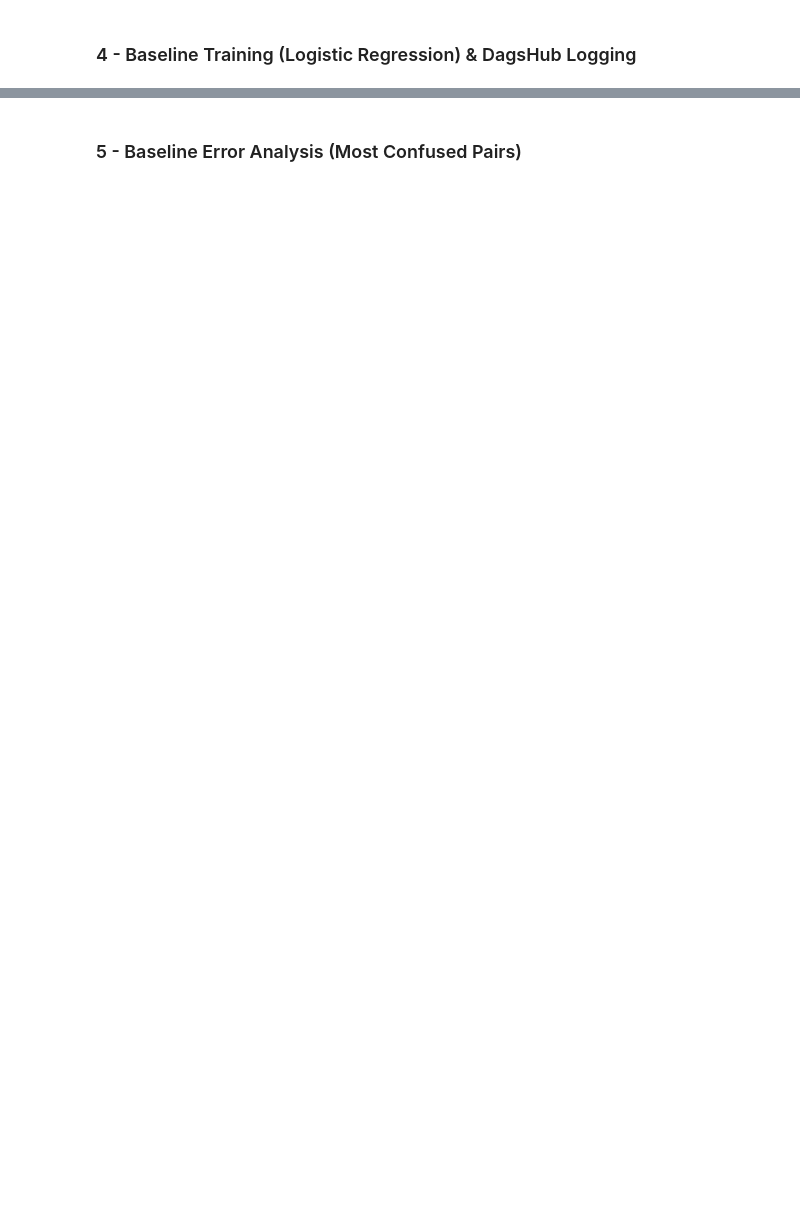
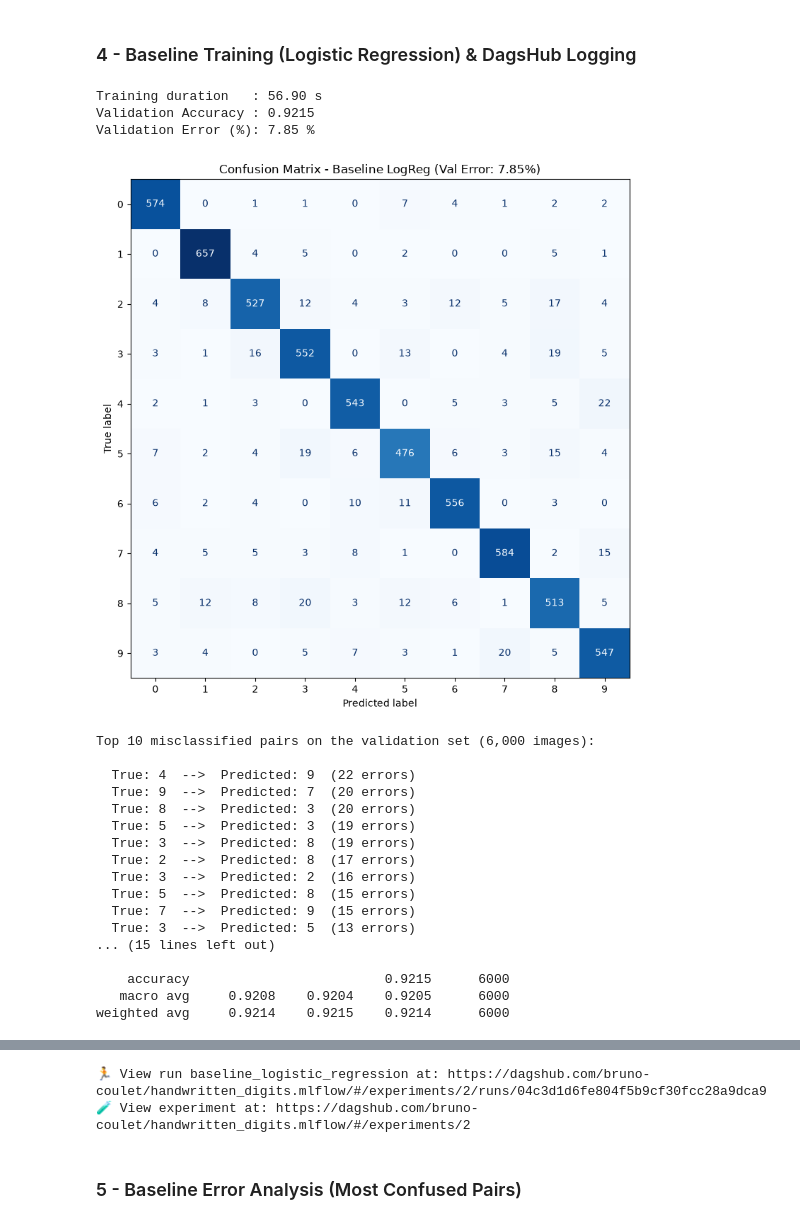
Before and after one commit to bruno-coulet/handwritten_digits, a Jupyter notebook: notebooks/1_baseline.ipynb, the cells around one changed output, grey strips where cells are left out. Drawn from its saved outputs; the diff is of its cells as text; code cells hidden in the pictures; blank space fills up the shorter version.

```diff
--- a/notebooks/1_baseline.ipynb
+++ b/notebooks/1_baseline.ipynb
@@ -134,9 +232,21 @@ X_train_img, X_val_img, y_train, y_val = train_test_split(
     x_train_norm,
     y_train_full,
     test_size=6000,
-    random_state=SEED,
+    random_state=RANDOM_SEED,
     stratify=y_train_full,
 )
+
+# Persist processed 2D splits in data/processed/ for Milestones 2 & 3 (MLP & CNN)
+PROCESSED_DATA_DIR.mkdir(parents=True, exist_ok=True)
+processed_path = PROCESSED_DATA_DIR / "mnist_split_54k_6k.npz"
+if not processed_path.exists():
+    np.savez_compressed(
+        processed_path,
+        X_train=X_train_img,
+        y_train=y_train,
+        X_val=X_val_img,
+        y_val=y_val,
+    )
 
 # Flatten images to (N, 784) for classical ML models
 X_train = X_train_img.reshape(len(X_train_img), -1)
@@ -154,7 +268,7 @@ params = {
     "max_iter": 1000,
     "solver": "lbfgs",
     "C": 1.0,
-    "seed": SEED,
+    "seed": RANDOM_SEED,
     "train_size": len(X_train),
     "val_size": len(X_val),
     "scaling": "min_max_0_1",
@@ -163,7 +277,7 @@ params = {
 with mlflow.start_run(run_name="baseline_logistic_regression"):
     # 1. Log hyperparameters and reproducibility metadata
     mlflow.log_params(params)
-    mlflow.set_tag("milestone", "1_baseline")
+    mlflow.set_tag("milestone", EXPERIMENT_BASELINE)
     mlflow.set_tag("test_set_used", "False")
 
     # 2. Fit the baseline model
@@ -172,36 +286,86 @@ with mlflow.start_run(run_name="baseline_logistic_regression"):
         max_iter=params["max_iter"],
         solver=params["solver"],
         C=params["C"],
-        random_state=SEED,
+        random_state=RANDOM_SEED,
     )
     clf.fit(X_train, y_train)
     train_duration = time.time() - start_time
 
     # 3. Evaluate strictly on the validation set (6,000 images)
     val_preds = clf.predict(X_val)
     val_accuracy = (val_preds == y_val).mean()
     val_error_pct = (1.0 - val_accuracy) * 100
 
     mlflow.log_metric("val_accuracy", val_accuracy)
     mlflow.log_metric("val_error_pct", val_error_pct)
     mlflow.log_metric("training_duration_sec", train_duration)
 
     print(f"Training duration   : {train_duration:.2f} s")
     print(f"Validation Accuracy : {val_accuracy:.4f}")
     print(f"Validation Error (%): {val_error_pct:.2f} %")
 
     # 4. Generate and log confusion matrix artifact
     cm = confusion_matrix(y_val, val_preds)
     fig, ax = plt.subplots(figsize=(8, 8))
     disp = ConfusionMatrixDisplay(confusion_matrix=cm, display_labels=range(10))
     disp.plot(ax=ax, cmap="Blues", colorbar=False)
     plt.title(f"Confusion Matrix - Baseline LogReg (Val Error: {val_error_pct:.2f}%)")
     plt.tight_layout()
 
-    os.makedirs("reports/figures", exist_ok=True)
-    cm_path = "reports/figures/milestone1_baseline_confusion_matrix.png"
+    FIGURES_DIR.mkdir(parents=True, exist_ok=True)
+    cm_path = FIGURES_DIR / "milestone1_baseline_confusion_matrix.png"
     plt.savefig(cm_path, dpi=150)
     plt.show()
 
-    mlflow.log_artifact(cm_path)
-    mlflow.sklearn.log_model(clf, artifact_path="baseline_model")
+    mlflow.log_artifact(str(cm_path))
+
+    # 5. Extract top 10 misclassifications & log classification report artifact
+    cm_no_diag = cm.copy()
+    np.fill_diagonal(cm_no_diag, 0)
+    flat_indices = np.argsort(cm_no_diag.ravel())[::-1][:10]
+
+    report_lines = ["Top 10 misclassified pairs on the validation set (6,000 images):\n"]
+    for idx in flat_indices:
+        true_label, pred_label = divmod(idx, 10)
+        count = cm_no_diag[true_label, pred_label]
+        report_lines.append(f"  True: {true_label}  -->  Predicted: {pred_label}  ({count} errors)")
+
+    report_lines.append("\nDetailed Classification Report (Validation Set):\n")
+    report_lines.append(classification_report(y_val, val_preds, digits=4))
+    full_report_text = "\n".join(report_lines)
+
+    print("\n" + full_report_text)
+
+    REPORTS_DIR.mkdir(parents=True, exist_ok=True)
+    report_path = REPORTS_DIR / "milestone1_baseline_report.txt"
+    report_path.write_text(full_report_text, encoding="utf-8")
+    mlflow.log_artifact(str(report_path))
+
+    # 6. Log trained baseline model with input signature example
+    mlflow.sklearn.log_model(
+        sk_model=clf,
+        artifact_path="baseline_model",
+        input_example=X_val[:5],
+)
+# %% [output]
+Training duration   : 56.90 s
+Validation Accuracy : 0.9215
+Validation Error (%): 7.85 %
+[figure, added]
+Top 10 misclassified pairs on the validation set (6,000 images):
+
+  True: 4  -->  Predicted: 9  (22 errors)
+  True: 9  -->  Predicted: 7  (20 errors)
+  True: 8  -->  Predicted: 3  (20 errors)
+  True: 5  -->  Predicted: 3  (19 errors)
+  True: 3  -->  Predicted: 8  (19 errors)
+  True: 2  -->  Predicted: 8  (17 errors)
+  True: 3  -->  Predicted: 2  (16 errors)
+  True: 5  -->  Predicted: 8  (15 errors)
+  True: 7  -->  Predicted: 9  (15 errors)
+  True: 3  -->  Predicted: 5  (13 errors)
+... (15 lines left out)
+
+    accuracy                         0.9215      6000
+   macro avg     0.9208    0.9204    0.9205      6000
+weighted avg     0.9214    0.9215    0.9214      6000
@@ -208,3 +374,5 @@ with mlflow.start_run(run_name="baseline_logistic_regression"):
+🏃 View run baseline_logistic_regression at: https://dagshub.com/bruno-coulet/handwritten_digits.mlflow/#/experiments/2/runs/04c3d1d6fe804f5b9cf30fcc28a9dca9
+🧪 View experiment at: https://dagshub.com/bruno-coulet/handwritten_digits.mlflow/#/experiments/2
 # %% [markdown]
 ### 5 - Baseline Error Analysis (Most Confused Pairs)
 # %%
```
Also changed, not shown: parts of 15 cells of this notebook, 14 other files.
